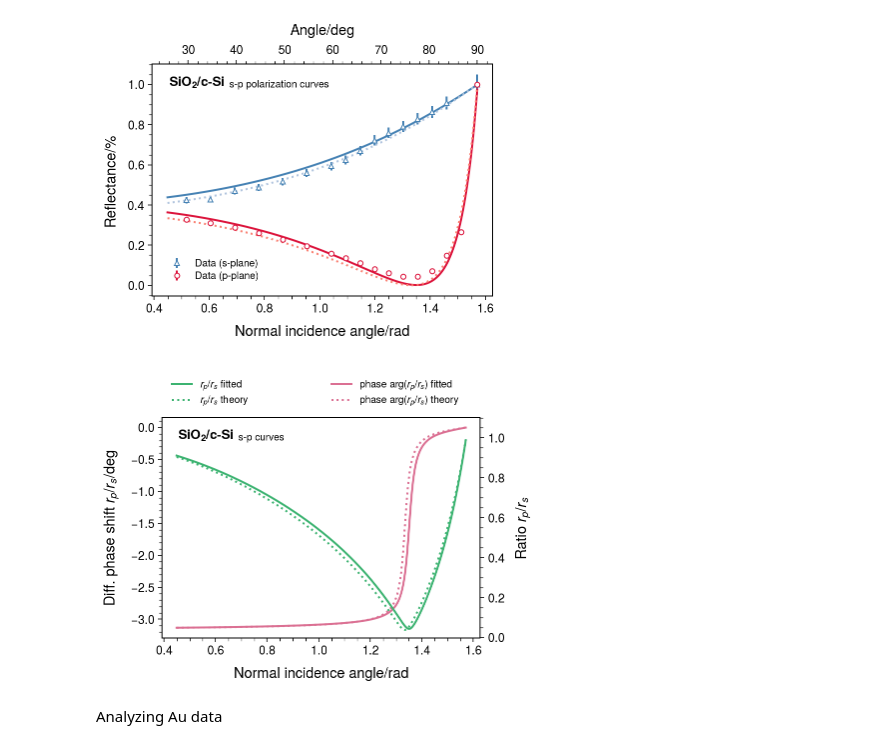
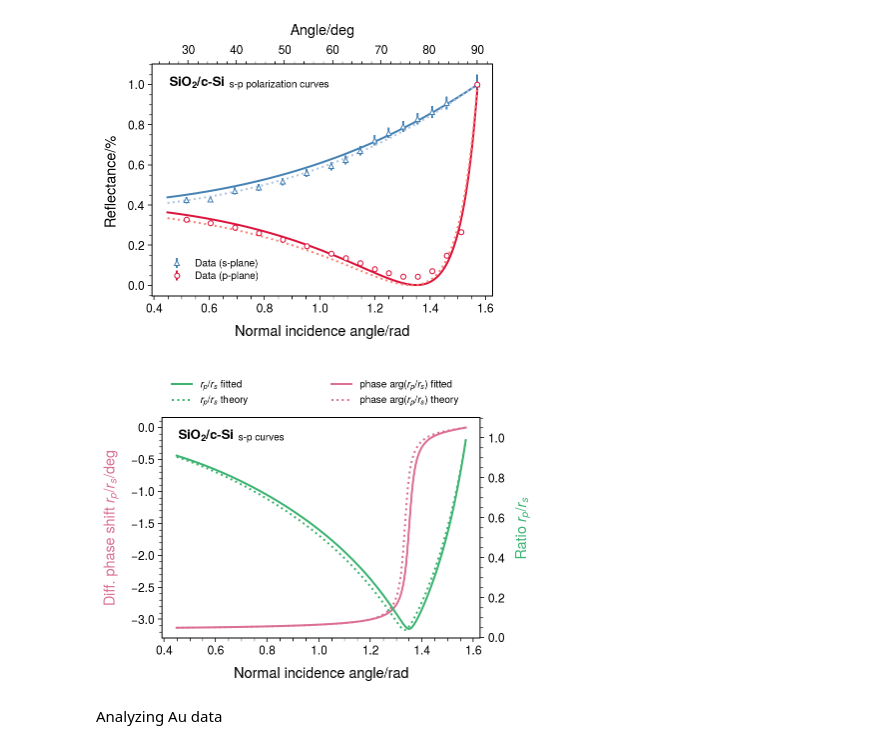
Before and after one commit to mattiasotgia/fresnel_cSi, a Jupyter notebook: analysis/day1_2_online_first.ipynb, the cells around one changed output. Drawn from its saved outputs; the diff is of its cells as text; code cells hidden in the pictures.

```diff
--- a/analysis/day1_2_online_first.ipynb
+++ b/analysis/day1_2_online_first.ipynb
@@ -257,31 +257,32 @@ plt.savefig('../figures/c_Si_Rs_Rp.pdf', bbox_inches='tight')
 # %%
 rs_rp_fit = construct_three_layer_r(r_12_p, r_23_p, angles - phase, n1, n2, n3, d) / construct_three_layer_r(r_12_s, r_23_s, angles - phase, n1, n2, n3, d)
 rs_rp_phase_fit = np.angle(rs_rp_fit)
 rs_rp_abs_fit = np.abs(rs_rp_fit)
 rs_rp_theo = construct_three_layer_r(r_12_p, r_23_p, angles - phase, n_Air, n_SiO2, n_Si+1j*k_Si, d) / construct_three_layer_r(r_12_s, r_23_s, angles - phase, n_Air, n_SiO2, n_Si+1j*k_Si, d)
 rs_rp_phase_theo = np.angle(rs_rp_theo)
 rs_rp_abs_theo = np.abs(rs_rp_theo)
 
 plt.figure(figsize=(5.6, 3.8))
 
 plt.plot(angles, rs_rp_phase_fit, 'palevioletred', label=r'phase $\arg(r_p/r_s)$ fitted')
 plt.plot(angles, rs_rp_phase_theo, 'palevioletred', ls=':', label=r'phase $\arg(r_p/r_s)$ theory')
 plt.legend(loc=(0.5, 1.0))
 plt.xlabel('Normal incidence angle/rad')
-plt.ylabel('Diff. phase shift $r_p/r_s$/deg')
+plt.ylabel('Diff. phase shift $r_p/r_s$/deg', color='palevioletred')
 
 hep.label.exp_text('SiO$\mathbf{_2}$/c-Si ', 's-p curves',loc=1)
 ax = plt.gca()
 
 ax2 = ax.twinx()
 ax2.plot(angles, rs_rp_abs_fit, 'mediumseagreen', label=r'$r_p/r_s$ fitted')
 ax2.plot(angles, rs_rp_abs_theo, 'mediumseagreen', ls=':', label=r'$r_p/r_s$ theory')
-ax2.set_ylabel('Ratio $r_p/r_s$')
+ax2.set_ylabel('Ratio $r_p/r_s$', color='mediumseagreen')
 ax2.legend(loc=(0., 1.0))
 ax2.set_ylim(-0.001,1.101)
+
 plt.savefig('../figures/phase_ratio_Air.SiO2.Si.pdf', bbox_inches='tight')
 # %% [output]
-[figure, old version]
+[figure, new version]
 # %% [markdown]
 Analyzing Au data
 # %%
```
Also changed, not shown: parts of 2 cells of this notebook, 14 other files.
